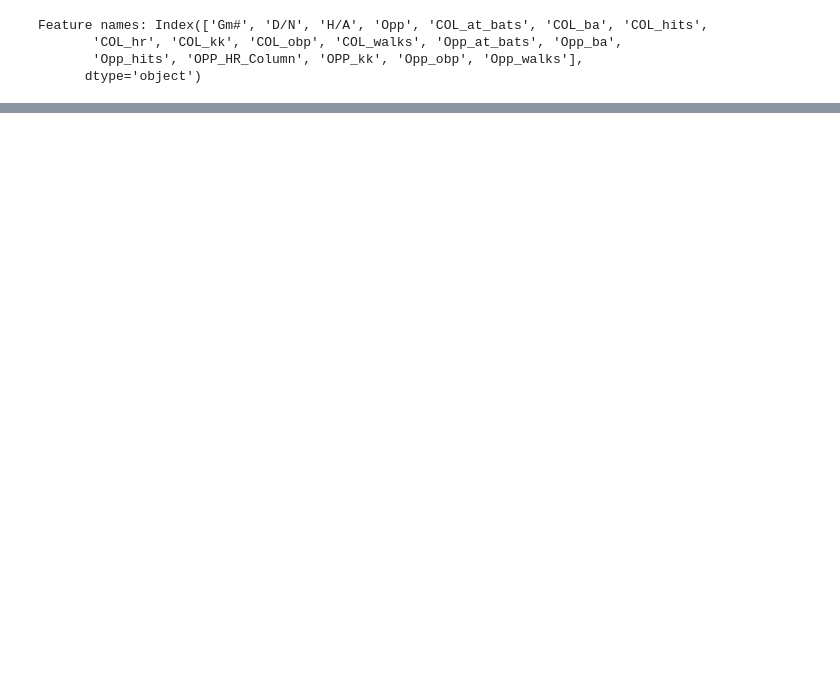
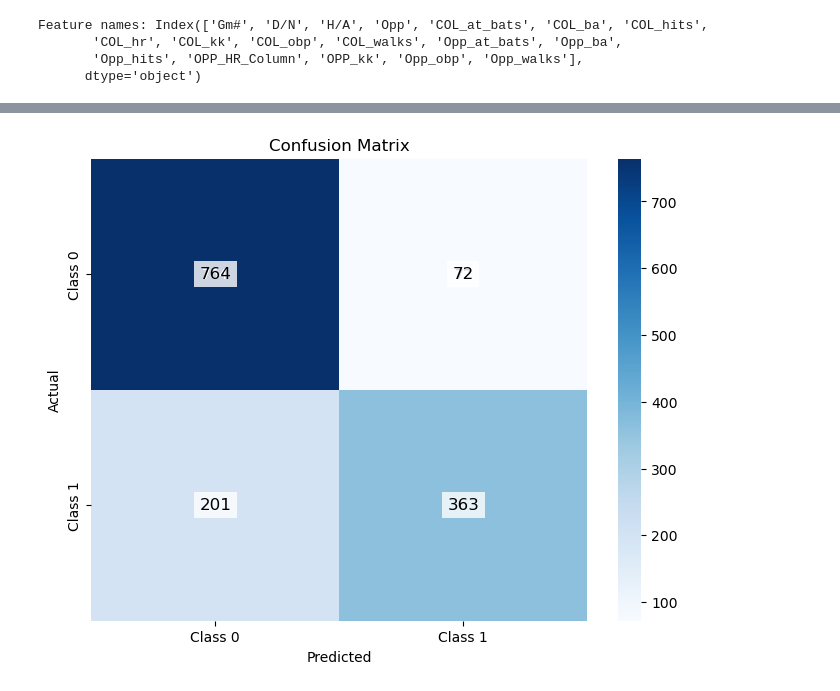
Before and after one commit to cassydm/rockies_moneyball_part-deux, a Jupyter notebook: Project 2/Howard_knn_model_project2.ipynb, the cells around one changed output, grey strips where cells are left out. Cells and saved outputs as stored; diff of their text form; code cells hidden in the pictures; blank space fills up the shorter version.

```diff
--- a/Project 2/Howard_knn_model_project2.ipynb
+++ b/Project 2/Howard_knn_model_project2.ipynb
@@ -515,0 +515,29 @@ plt.show()
+# %%
+# Define the confusion matrix
+confusion_matrix = np.array([[764, 72],
+                             [201, 363]])
+
+# Define class labels
+class_labels = ['Class 0', 'Class 1']
+
+# Create the heatmap
+plt.figure(figsize=(8, 6))
+ax = sns.heatmap(confusion_matrix, annot=True, fmt='d', cmap='Blues',
+            xticklabels=class_labels, yticklabels=class_labels)
+
+# Ensure visibility of text
+for i in range(confusion_matrix.shape[0]):
+    for j in range(confusion_matrix.shape[1]):
+        ax.text(j + 0.5, i + 0.5, f'{confusion_matrix[i, j]}',
+                color='black', ha='center', va='center',
+                fontsize=12, bbox=dict(facecolor='white', edgecolor='none', alpha=0.8))
+
+# Add labels and title
+plt.xlabel('Predicted')
+plt.ylabel('Actual')
+plt.title('Confusion Matrix')
+
+# Show the plot
+plt.show()
+# %% [output]
+[figure, added]
```
Also changed, not shown: parts of 6 cells of this notebook, 1 other file.
